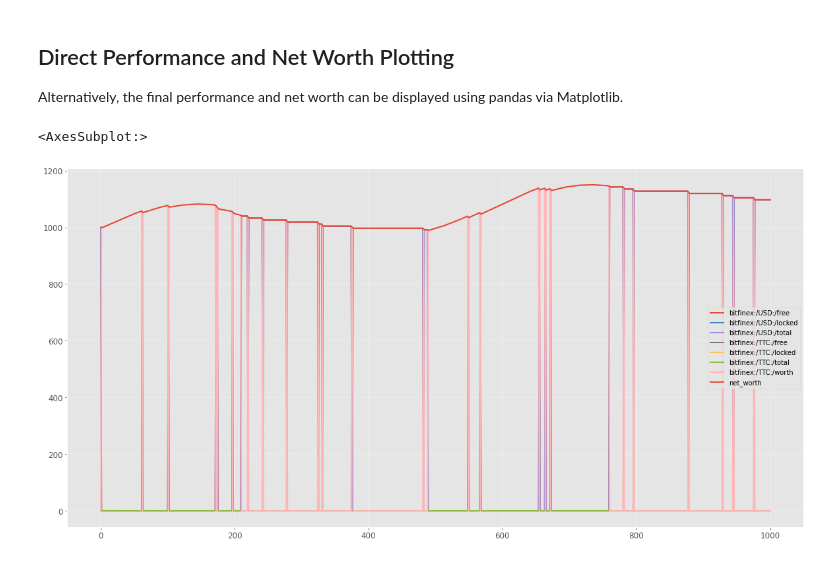
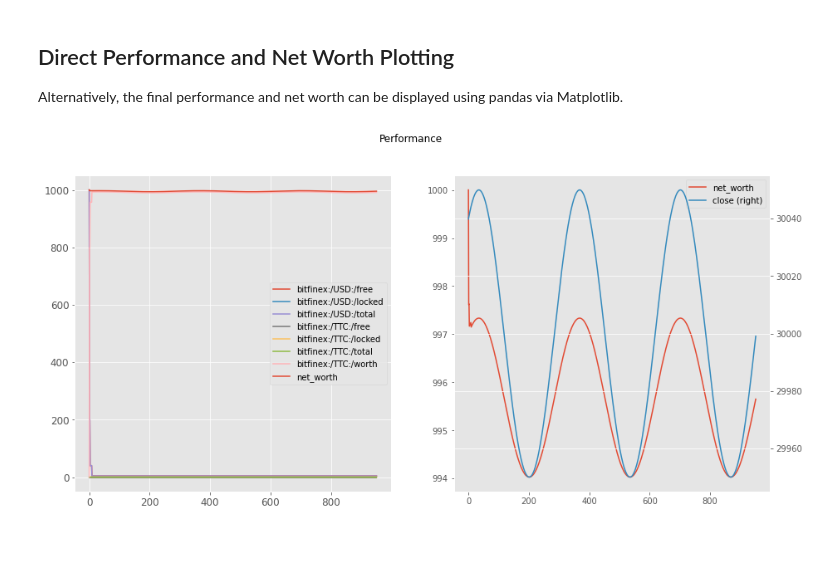
Before and after one commit to dennislwy/tensortrade-train, a Jupyter notebook: Tensortrade Train.ipynb, the cells around one changed output. Saved outputs shown, nothing was run; the diff lists cells and outputs as text; code cells hidden in the pictures.

```diff
--- a/Tensortrade Train.ipynb
+++ b/Tensortrade Train.ipynb
@@ -86,7 +68,6 @@ from tensortrade.oms.wallets import Wallet, Portfolio
 # %%
 from tensortrade.oms.instruments import Instrument
 
-USD = Instrument("USD", 2, "U.S. Dollar")
 TTC = Instrument("TTC", 8, "TensorTrade Coin")
 # %% [markdown]
 ## Data Preparation
@@ -410,6 +363,16 @@ import tensortrade.env.default as default
 from PositionChangeChart import PositionChangeChart
 
 window_size = 25
+
+# env = default.create(
+#     portfolio=portfolio,
+#     action_scheme=action_scheme,
+#     reward_scheme=reward_scheme,
+#     feed=feed,
+#     window_size=window_size,
+#     renderer_feed=renderer_feed,
+#     renderer=PositionChangeChart()
+# )
 
 env = default.create(
     portfolio=portfolio,
@@ -418,21 +381,11 @@ env = default.create(
     feed=feed,
     window_size=window_size,
     renderer_feed=renderer_feed,
-    renderer=PositionChangeChart()
+    renderers=[
+        chart_renderer,
+        file_logger
+    ]
 )
-
-# env = default.create(
-#     portfolio=portfolio,
-#     action_scheme=action_scheme,
-#     reward_scheme=reward_scheme,
-#     feed=feed,
-#     window_size=window_size,
-#     renderer_feed=renderer_feed,
-#     renderers=[
-#         chart_renderer,
-#         file_logger
-#     ]
-# )
 # %% [markdown]
 ## Setup and Train DQN Agent
 The green and red arrows shown on the chart represent buy and sell trades respectively. The head of each arrow falls at the trade execution price.
@@ -463,13 +406,20 @@ agent.train(n_episodes=episodes, n_steps=steps, render_interval=render_interval)
 # %% [markdown]
 ## Direct Performance and Net Worth Plotting
 Alternatively, the final performance and net worth can be displayed using pandas via Matplotlib.
+# %%
+def show_performance(df, price_history):
+    fig, axs = plt.subplots(1, 2, figsize=(15, 7))
+    fig.suptitle('Performance')
+
+    df.plot(ax=axs[0], grid=True, fontsize=12)
+    df.net_worth.plot(ax=axs[1], grid=True, legend=True)
+    price_history['close'].plot(ax=axs[1], secondary_y=True, legend=True)
+
+    plt.interactive(True)
+    plt.show(block=True)
 # %%
-%matplotlib inline
-
 performance = pd.DataFrame.from_dict(env.action_scheme.portfolio.performance, orient='index')
 performance.drop(['bitfinex:/USD-TTC'], axis=1, inplace=True)
-# performance.plot()
-performance.plot(figsize=[20,10], fontsize=12)
+show_performance(performance, price_history)
 # %% [output]
-<AxesSubplot:>
-[figure, old version]
+[figure, new version]
```
Also changed, not shown: parts of 39 cells of this notebook, 5 other files.
